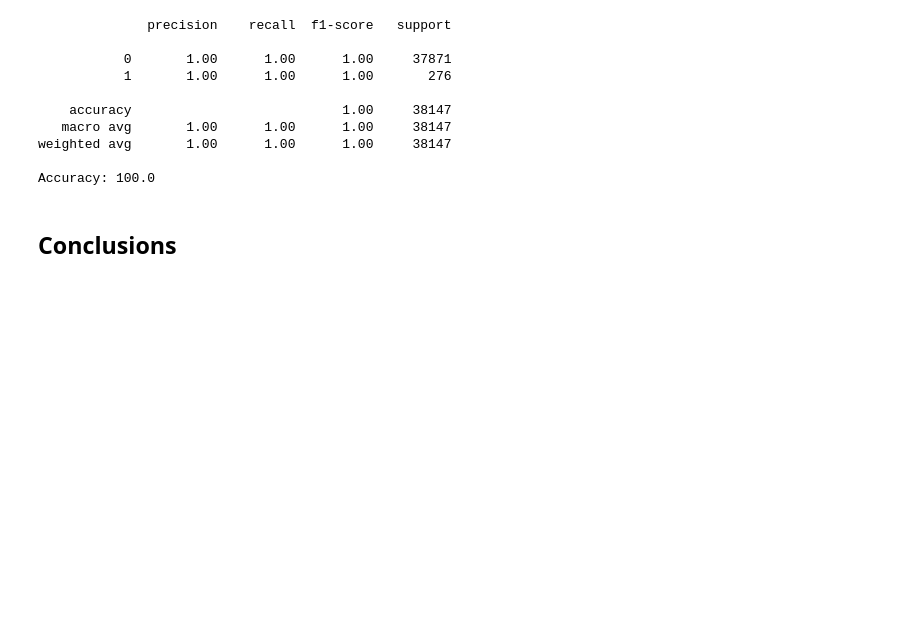
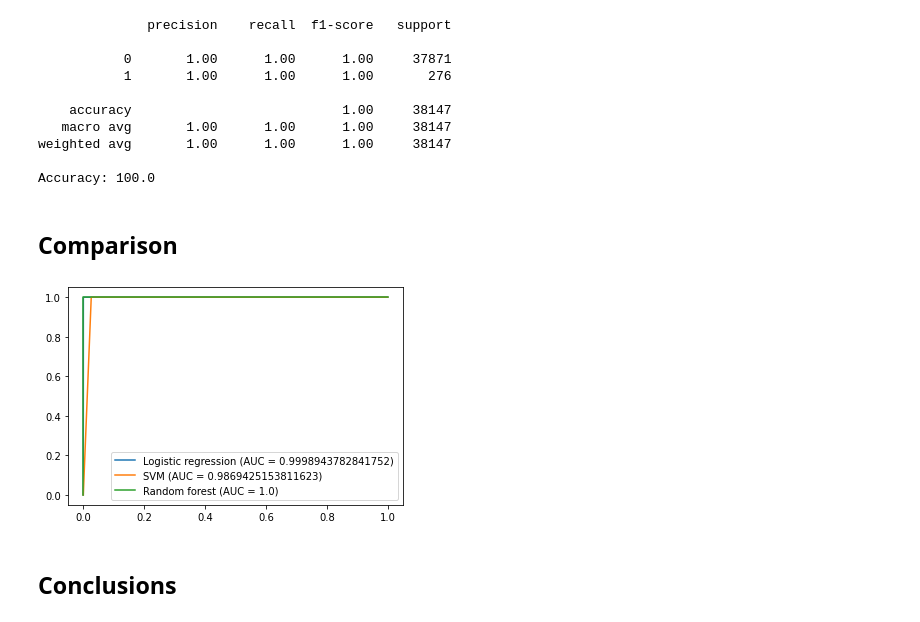
Before and after one commit to kponichtera/cs4035-cda, a Jupyter notebook: jupyter/W1_Visuals.ipynb, the cells around one changed output. Drawn from its saved outputs; the diff is of its cells as text; code cells hidden in the pictures; blank space fills up the shorter version.

Commit message:
ROC curves for SMOTE

```diff
--- a/jupyter/W1_Visuals.ipynb
+++ b/jupyter/W1_Visuals.ipynb
@@ -430,6 +430,8 @@ Number of synthetic fradulent transactions: 27600
 # %% [markdown]
 ## Logistic regression
 # %%
+from sklearn.metrics import roc_curve, auc, roc_curve, RocCurveDisplay
+
 logreg_classifier = LogisticRegression(random_state=0)
 logreg_classifier.fit(X_train, y_train)
 
@@ -437,6 +439,11 @@ y_predictions = logreg_classifier.predict(X_test)
 
 print(classification_report(y_test, y_predictions))
 print(f"Accuracy: {accuracy_score(y_test, y_predictions) * 100}")
+
+y_score = svm_classifier.decision_function(X_test)
+
+logreg_fpr, logreg_tpr, _ = roc_curve(y_test, y_predictions)
+logreg_roc_auc = auc(logreg_fpr, logreg_tpr)
 # %% [output]
               precision    recall  f1-score   support
 
@@ -458,6 +465,9 @@ y_predictions = svm_classifier.predict(X_test)
 
 print(classification_report(y_test, y_predictions))
 print(f"Accuracy: {accuracy_score(y_test, y_predictions) * 100}")
+
+svm_fpr, svm_tpr, _ = roc_curve(y_test, y_predictions)
+svm_roc_auc = auc(svm_fpr, svm_tpr)
 # %% [output]
               precision    recall  f1-score   support
 
@@ -479,6 +489,9 @@ y_predictions = forest_classifier.predict(X_test)
 
 print(classification_report(y_test, y_predictions))
 print(f"Accuracy: {accuracy_score(y_test, y_predictions) * 100}")
+
+forest_fpr, forest_tpr, _ = roc_curve(y_test, y_predictions)
+forest_roc_auc = auc(forest_fpr, forest_tpr)
 # %% [output]
               precision    recall  f1-score   support
 
@@ -490,6 +503,17 @@ print(f"Accuracy: {accuracy_score(y_test, y_predictions) * 100}")
 weighted avg       1.00      1.00      1.00     38147
 
 Accuracy: 100.0
+# %% [markdown]
+## Comparison
+# %%
+plt.figure(0).clf()
+plt.plot(logreg_fpr, logreg_tpr, label=f"Logistic regression (AUC = {logreg_roc_auc})")
+plt.plot(svm_fpr, svm_tpr, label=f"SVM (AUC = {svm_roc_auc})")
+plt.plot(forest_fpr, forest_tpr, label=f"Random forest (AUC = {forest_roc_auc})")
+plt.legend()
+plt.show()
+# %% [output]
+[figure, added]
 # %% [markdown]
 ## Conclusions
 # %% [markdown]
```
Also changed, not shown: 1 other file.
